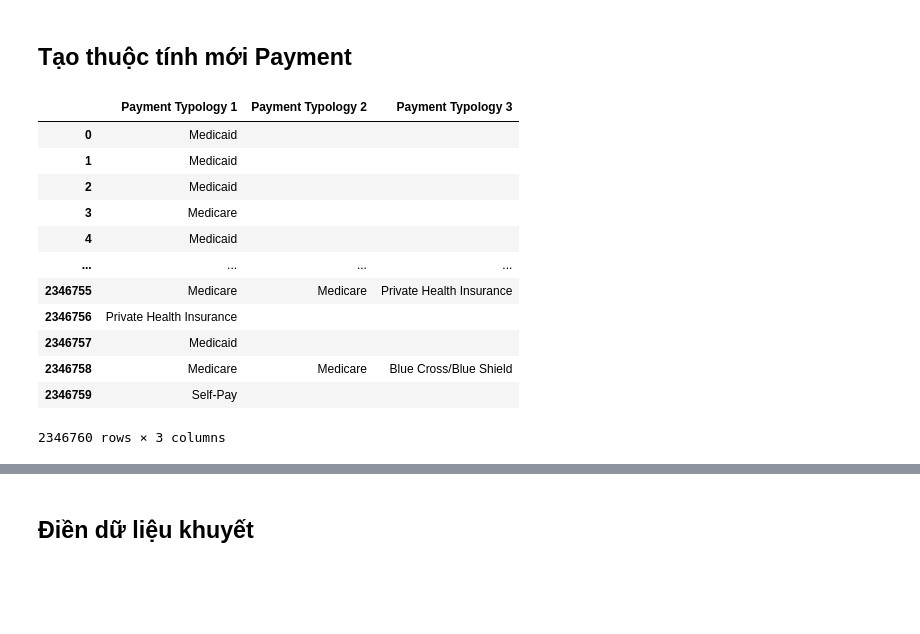
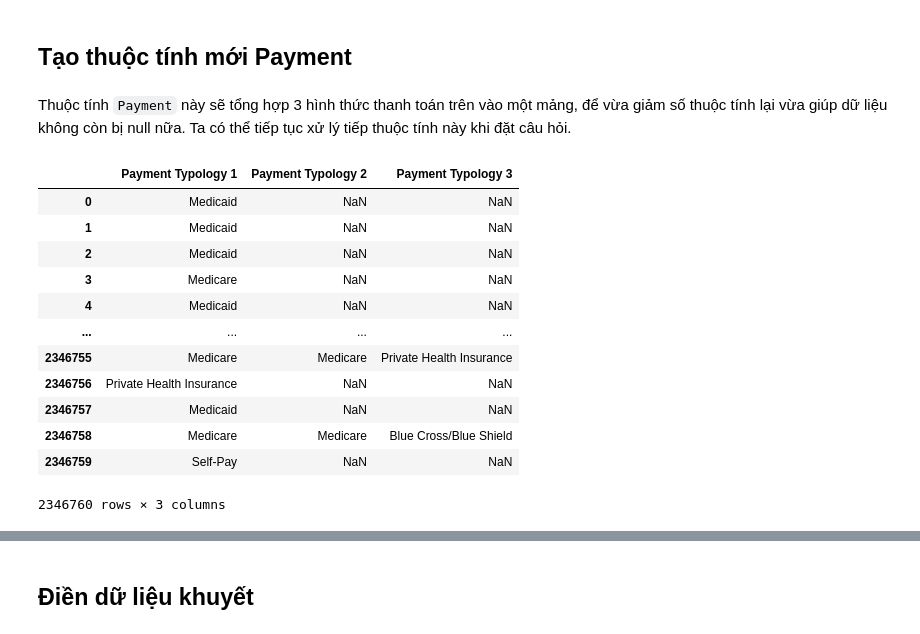
Before and after one commit to viplazylmht/P4DS_final, a Jupyter notebook: P4DS_Final.ipynb, the cells around one changed output, grey strips where cells are left out. Saved outputs shown, nothing was run; the diff lists cells and outputs as text; code cells hidden in the pictures; blank space fills up the shorter version.

Commit message:
Bring new technique to processing payment attr

```diff
--- a/P4DS_Final.ipynb
+++ b/P4DS_Final.ipynb
@@ -346,20 +346,22 @@ data.sample(3, random_state=42)
 # Xử lý dữ liệu
 # %% [markdown]
 ## Tạo thuộc tính mới Payment
+# %% [markdown]
+Thuộc tính `Payment` này sẽ tổng hợp 3 hình thức thanh toán trên vào một mảng, để vừa giảm số thuộc tính lại vừa giúp dữ liệu không còn bị null nữa. Ta có thể tiếp tục xử lý tiếp thuộc tính này khi đặt câu hỏi.
 # %%
-payment = data[['Payment Typology 1','Payment Typology 2', 'Payment Typology 3']].replace(np.nan, '')
+payment = data[['Payment Typology 1','Payment Typology 2', 'Payment Typology 3']]
 payment
 # %% [output]
 |  | Payment Typology 1 | Payment Typology 2 | Payment Typology 3 |
-| 0 | Medicaid |  |  |
-| 1 | Medicaid |  |  |
-| 2 | Medicaid |  |  |
-| 3 | Medicare |  |  |
-| 4 | Medicaid |  |  |
+| 0 | Medicaid | NaN | NaN |
+| 1 | Medicaid | NaN | NaN |
+| 2 | Medicaid | NaN | NaN |
+| 3 | Medicare | NaN | NaN |
+| 4 | Medicaid | NaN | NaN |
 | ... | ... | ... | ... |
 | 2346755 | Medicare | Medicare | Private Health Insurance |
-| 2346756 | Private Health Insurance |  |  |
-| 2346757 | Medicaid |  |  |
+| 2346756 | Private Health Insurance | NaN | NaN |
+| 2346757 | Medicaid | NaN | NaN |
 | 2346758 | Medicare | Medicare | Blue Cross/Blue Shield |
-| 2346759 | Self-Pay |  |  |
+| 2346759 | Self-Pay | NaN | NaN |
 2346760 rows × 3 columns
```
Also changed, not shown: parts of 3 cells of this notebook.
